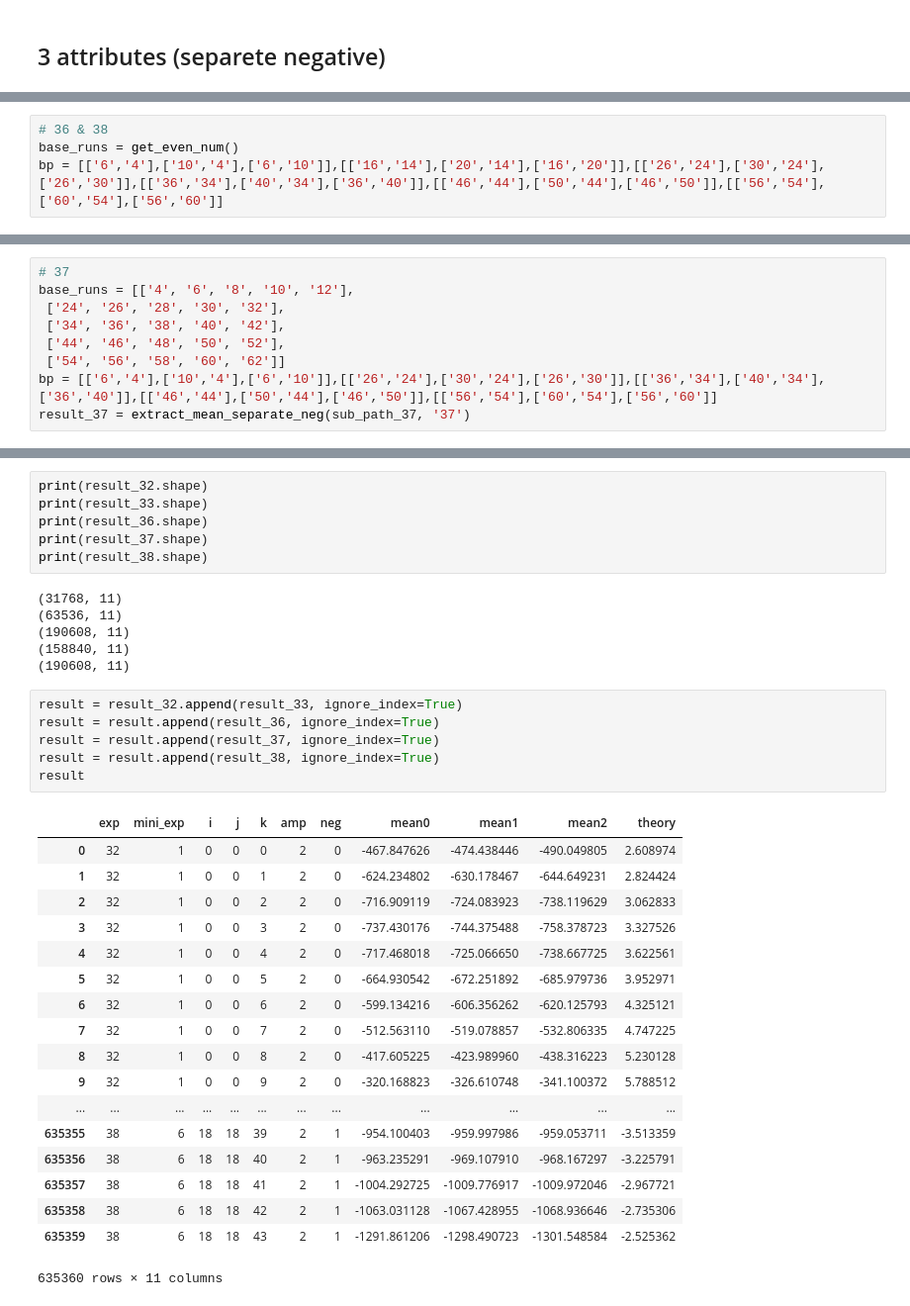
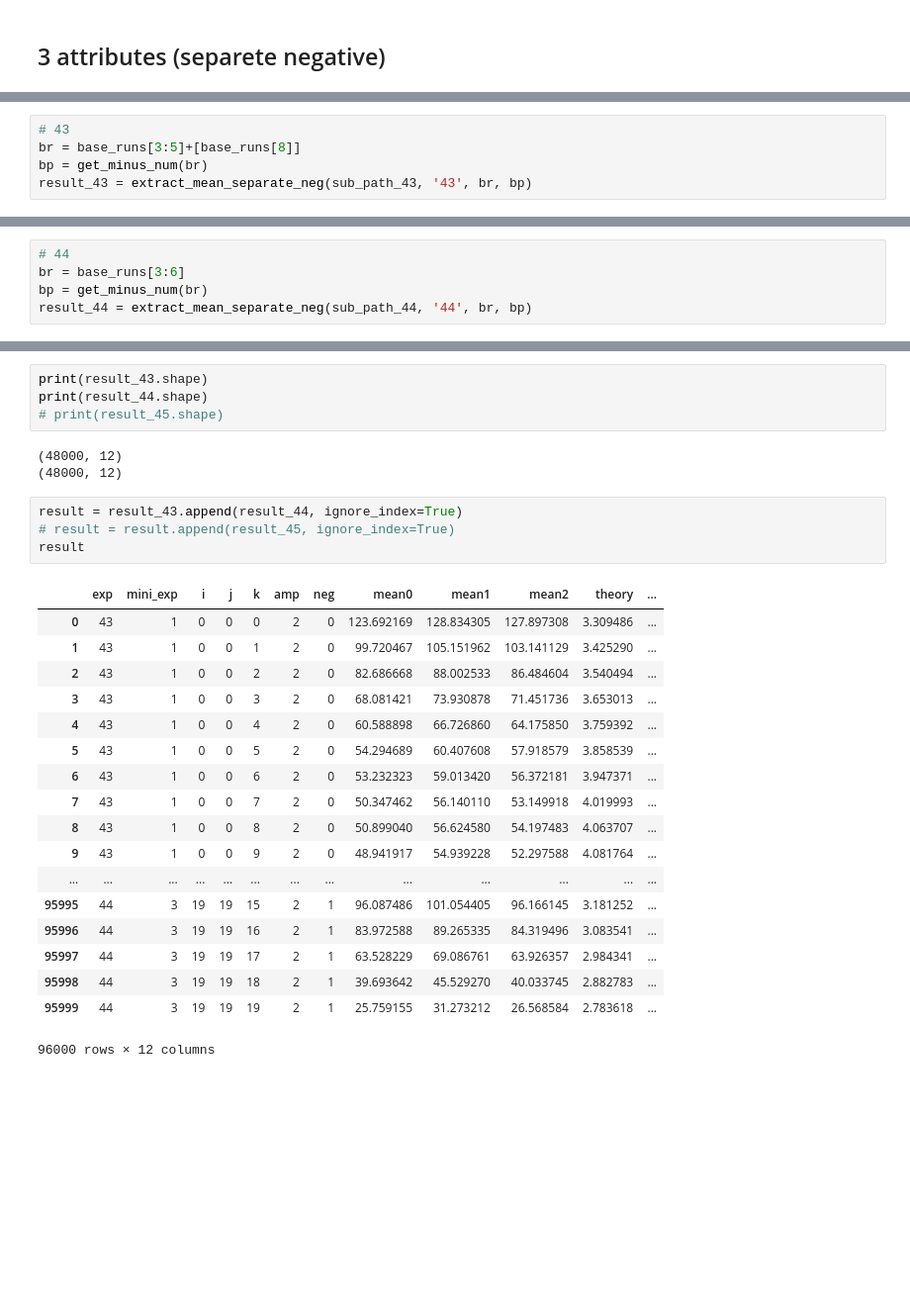
Before and after one commit to chikakoto/tdcs_thesis, a Jupyter notebook: notebooks/0.7_extract_sphere_roi_data.ipynb, the cells around one changed output, grey strips where cells are left out. Shown: that part at 99% size. Cells and saved outputs as stored; diff of their text form; blank space fills up the shorter version.

```diff
--- a/notebooks/0.7_extract_sphere_roi_data.ipynb
+++ b/notebooks/0.7_extract_sphere_roi_data.ipynb
@@ -251,4 +254,0 @@ result_33 = extract_mean_separate_neg(sub_path_33, '33')
-# %%
-# 36 & 38
-base_runs = get_even_num()
-bp = [['6','4'],['10','4'],['6','10']],[['16','14'],['20','14'],['16','20']],[['26','24'],['30','24'],['26','30']],[['36','34'],['40','34'],['36','40']],[['46','44'],['50','44'],['46','50']],[['56','54'],['60','54'],['56','60']]
@@ -276,9 +254,0 @@ result_38 = extract_mean_separate_neg(sub_path_38, '38')
-# %%
-# 37
-base_runs = [['4', '6', '8', '10', '12'],
- ['24', '26', '28', '30', '32'],
- ['34', '36', '38', '40', '42'],
- ['44', '46', '48', '50', '52'],
- ['54', '56', '58', '60', '62']]
-bp = [['6','4'],['10','4'],['6','10']],[['26','24'],['30','24'],['26','30']],[['36','34'],['40','34'],['36','40']],[['46','44'],['50','44'],['46','50']],[['56','54'],['60','54'],['56','60']]
-result_37 = extract_mean_separate_neg(sub_path_37, '37')
@@ -302,0 +257,5 @@ result_37 = extract_mean_separate_neg(sub_path_37, '37')
+# %%
+# 43
+br = base_runs[3:5]+[base_runs[8]]
+bp = get_minus_num(br)
+result_43 = extract_mean_separate_neg(sub_path_43, '43', br, bp)
@@ -302,0 +279,5 @@ result_37 = extract_mean_separate_neg(sub_path_37, '37')
+# %%
+# 44
+br = base_runs[3:6]
+bp = get_minus_num(br)
+result_44 = extract_mean_separate_neg(sub_path_44, '44', br, bp)
@@ -303,40 +301,33 @@ result_37 = extract_mean_separate_neg(sub_path_37, '37')
 # %%
-print(result_32.shape)
-print(result_33.shape)
-print(result_36.shape)
-print(result_37.shape)
-print(result_38.shape)
+print(result_43.shape)
+print(result_44.shape)
+# print(result_45.shape)
 # %% [output]
-(31768, 11)
-(63536, 11)
-(190608, 11)
-(158840, 11)
-(190608, 11)
+(48000, 12)
+(48000, 12)
 # %%
-result = result_32.append(result_33, ignore_index=True)
-result = result.append(result_36, ignore_index=True)
-result = result.append(result_37, ignore_index=True)
-result = result.append(result_38, ignore_index=True)
+result = result_43.append(result_44, ignore_index=True)
+# result = result.append(result_45, ignore_index=True)
 result
 # %% [output]
-|  | exp | mini_exp | i | j | k | amp | neg | mean0 | mean1 | mean2 | theory |
-| 0 | 32 | 1 | 0 | 0 | 0 | 2 | 0 | -467.847626 | -474.438446 | -490.049805 | 2.608974 |
-| 1 | 32 | 1 | 0 | 0 | 1 | 2 | 0 | -624.234802 | -630.178467 | -644.649231 | 2.824424 |
-| 2 | 32 | 1 | 0 | 0 | 2 | 2 | 0 | -716.909119 | -724.083923 | -738.119629 | 3.062833 |
-| 3 | 32 | 1 | 0 | 0 | 3 | 2 | 0 | -737.430176 | -744.375488 | -758.378723 | 3.327526 |
-| 4 | 32 | 1 | 0 | 0 | 4 | 2 | 0 | -717.468018 | -725.066650 | -738.667725 | 3.622561 |
-| 5 | 32 | 1 | 0 | 0 | 5 | 2 | 0 | -664.930542 | -672.251892 | -685.979736 | 3.952971 |
-| 6 | 32 | 1 | 0 | 0 | 6 | 2 | 0 | -599.134216 | -606.356262 | -620.125793 | 4.325121 |
-| 7 | 32 | 1 | 0 | 0 | 7 | 2 | 0 | -512.563110 | -519.078857 | -532.806335 | 4.747225 |
-| 8 | 32 | 1 | 0 | 0 | 8 | 2 | 0 | -417.605225 | -423.989960 | -438.316223 | 5.230128 |
-| 9 | 32 | 1 | 0 | 0 | 9 | 2 | 0 | -320.168823 | -326.610748 | -341.100372 | 5.788512 |
-| ... | ... | ... | ... | ... | ... | ... | ... | ... | ... | ... | ... |
-| 635355 | 38 | 6 | 18 | 18 | 39 | 2 | 1 | -954.100403 | -959.997986 | -959.053711 | -3.513359 |
-| 635356 | 38 | 6 | 18 | 18 | 40 | 2 | 1 | -963.235291 | -969.107910 | -968.167297 | -3.225791 |
-| 635357 | 38 | 6 | 18 | 18 | 41 | 2 | 1 | -1004.292725 | -1009.776917 | -1009.972046 | -2.967721 |
-| 635358 | 38 | 6 | 18 | 18 | 42 | 2 | 1 | -1063.031128 | -1067.428955 | -1068.936646 | -2.735306 |
-| 635359 | 38 | 6 | 18 | 18 | 43 | 2 | 1 | -1291.861206 | -1298.490723 | -1301.548584 | -2.525362 |
+|  | exp | mini_exp | i | j | k | amp | neg | mean0 | mean1 | mean2 | theory | ... |
+| 0 | 43 | 1 | 0 | 0 | 0 | 2 | 0 | 123.692169 | 128.834305 | 127.897308 | 3.309486 | ... |
+| 1 | 43 | 1 | 0 | 0 | 1 | 2 | 0 | 99.720467 | 105.151962 | 103.141129 | 3.425290 | ... |
+| 2 | 43 | 1 | 0 | 0 | 2 | 2 | 0 | 82.686668 | 88.002533 | 86.484604 | 3.540494 | ... |
+| 3 | 43 | 1 | 0 | 0 | 3 | 2 | 0 | 68.081421 | 73.930878 | 71.451736 | 3.653013 | ... |
+| 4 | 43 | 1 | 0 | 0 | 4 | 2 | 0 | 60.588898 | 66.726860 | 64.175850 | 3.759392 | ... |
+| 5 | 43 | 1 | 0 | 0 | 5 | 2 | 0 | 54.294689 | 60.407608 | 57.918579 | 3.858539 | ... |
+| 6 | 43 | 1 | 0 | 0 | 6 | 2 | 0 | 53.232323 | 59.013420 | 56.372181 | 3.947371 | ... |
+| 7 | 43 | 1 | 0 | 0 | 7 | 2 | 0 | 50.347462 | 56.140110 | 53.149918 | 4.019993 | ... |
+| 8 | 43 | 1 | 0 | 0 | 8 | 2 | 0 | 50.899040 | 56.624580 | 54.197483 | 4.063707 | ... |
+| 9 | 43 | 1 | 0 | 0 | 9 | 2 | 0 | 48.941917 | 54.939228 | 52.297588 | 4.081764 | ... |
+| ... | ... | ... | ... | ... | ... | ... | ... | ... | ... | ... | ... | ... |
+| 95995 | 44 | 3 | 19 | 19 | 15 | 2 | 1 | 96.087486 | 101.054405 | 96.166145 | 3.181252 | ... |
+| 95996 | 44 | 3 | 19 | 19 | 16 | 2 | 1 | 83.972588 | 89.265335 | 84.319496 | 3.083541 | ... |
+| 95997 | 44 | 3 | 19 | 19 | 17 | 2 | 1 | 63.528229 | 69.086761 | 63.926357 | 2.984341 | ... |
+| 95998 | 44 | 3 | 19 | 19 | 18 | 2 | 1 | 39.693642 | 45.529270 | 40.033745 | 2.882783 | ... |
+| 95999 | 44 | 3 | 19 | 19 | 19 | 2 | 1 | 25.759155 | 31.273212 | 26.568584 | 2.783618 | ... |
-635360 rows × 11 columns
+96000 rows × 12 columns
 # %%
 result.shape
 # %% [output]
```
Also changed, not shown: parts of 36 cells of this notebook, 5 other files.
